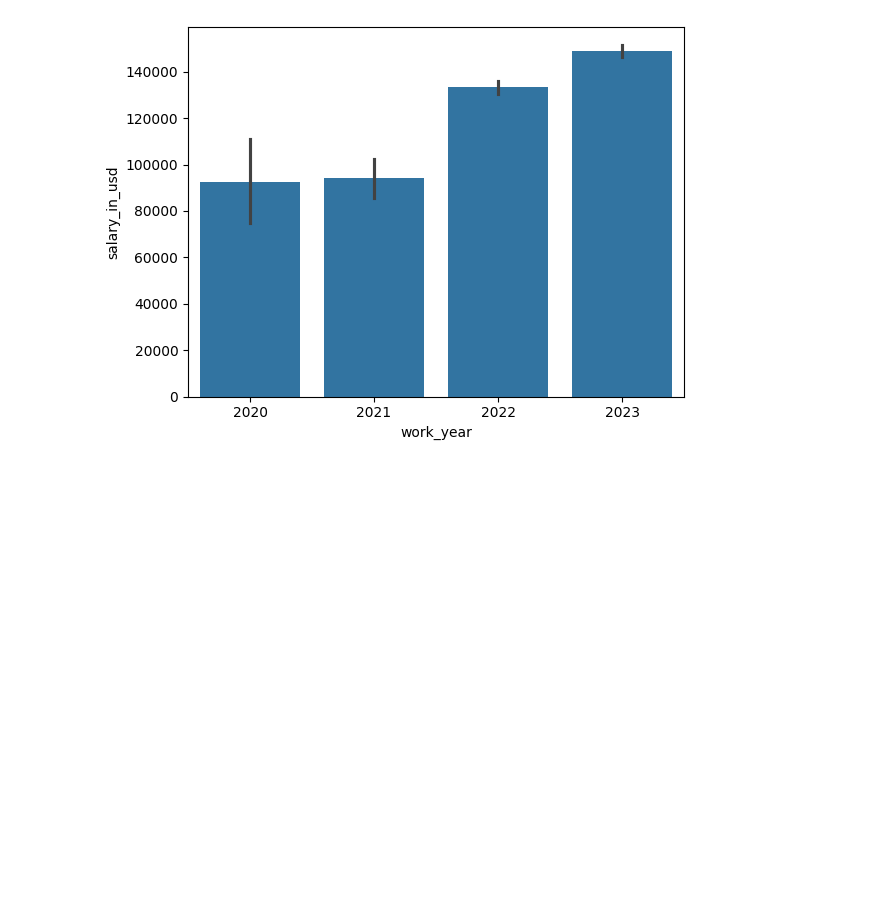
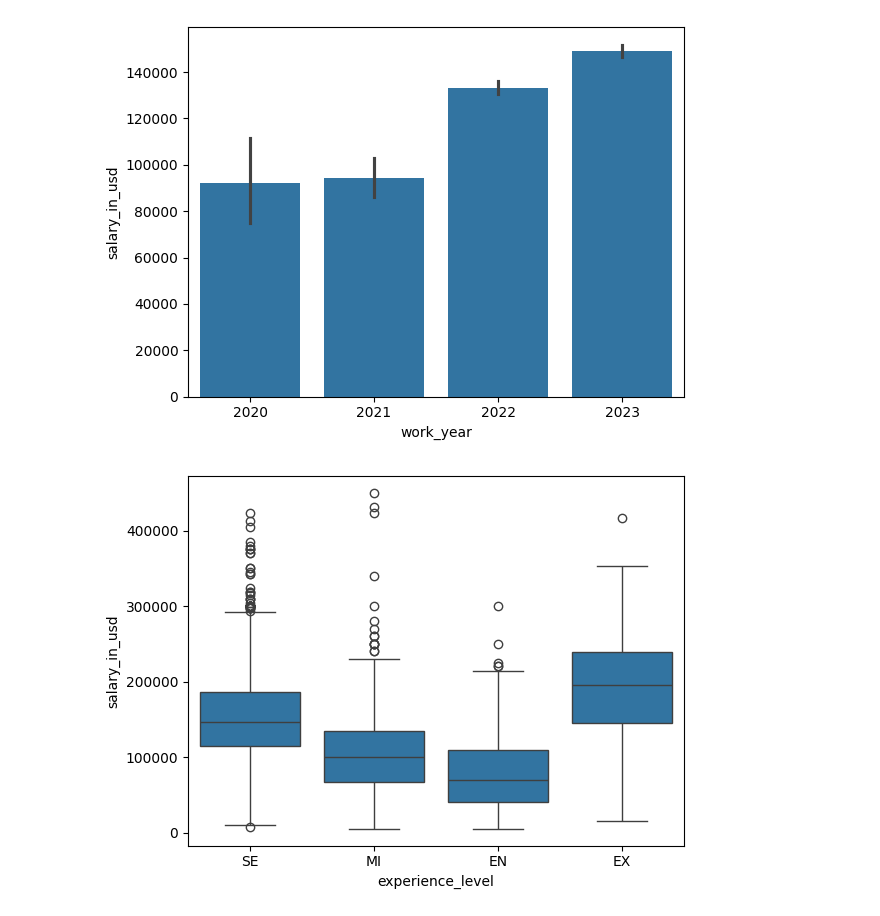
Before and after one commit to Sherryqilin/assessment2_programming, a Jupyter notebook: assessment2.ipynb, the cells around one changed output. Drawn from its saved outputs; the diff is of its cells as text; code cells hidden in the pictures; blank space fills up the shorter version.

```diff
--- a/assessment2.ipynb
+++ b/assessment2.ipynb
@@ -28,3 +33,14 @@ sns.barplot(x = 'work_year', y = 'salary_in_usd', data = salaries)
 plt.show()
 # %% [output]
 [figure]
+# %%
+# Boxplots classified by experience level
+
+sns.boxplot(
+    x = 'experience_level',
+    y = 'salary_in_usd',
+     data=salaries
+)
+plt.show()
+# %% [output]
+[figure, added]
```
Also changed, not shown: parts of 3 cells of this notebook.
